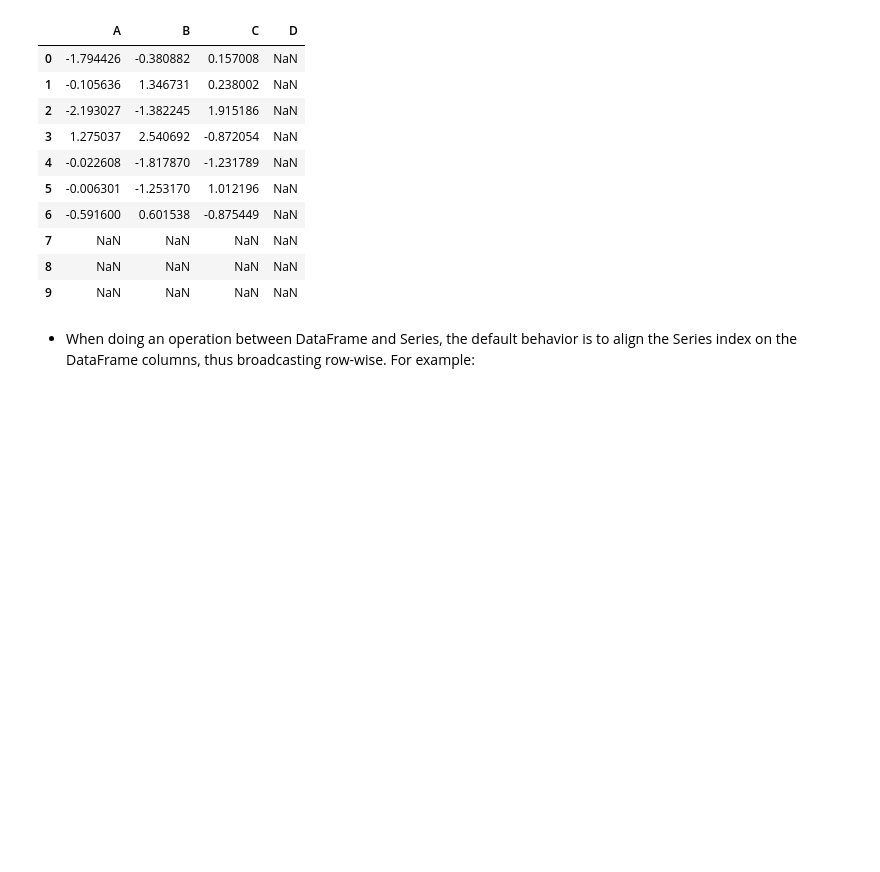
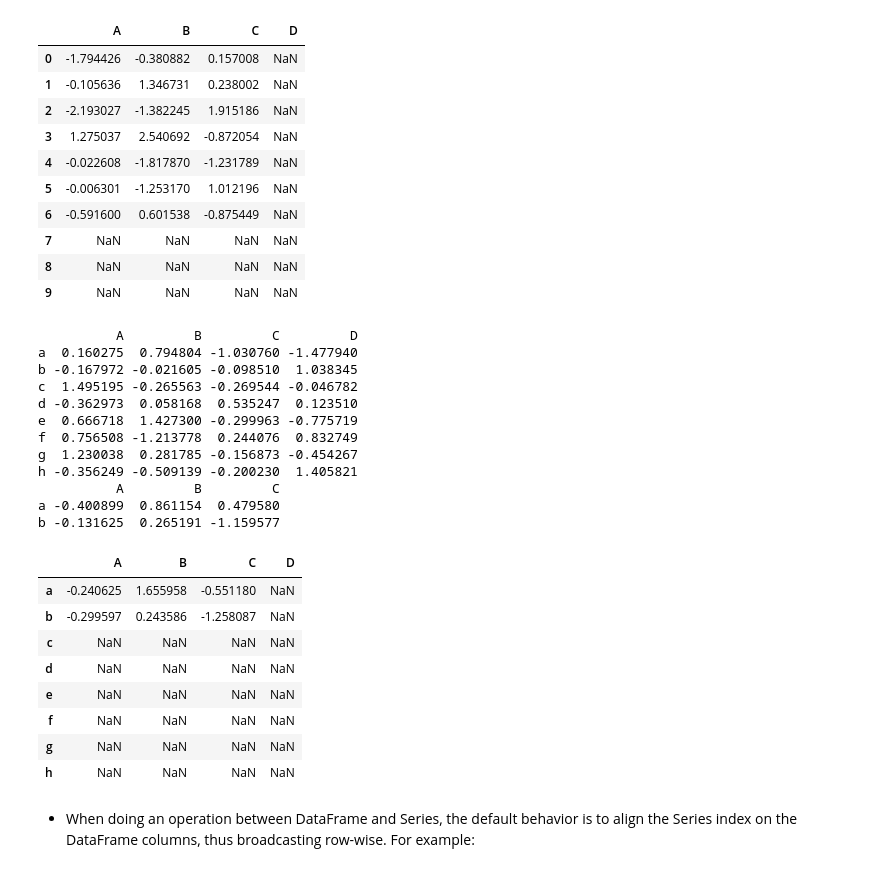
Before and after one commit to ChristianSantos2671/Week1-Intro-to-Python, a Jupyter notebook: Introduction_to_Python.ipynb, the cells around one changed output. Cells and saved outputs as stored; diff of their text form; code cells hidden in the pictures; blank space fills up the shorter version.

Commit message:
Made all examples

```diff
--- a/Introduction_to_Python.ipynb
+++ b/Introduction_to_Python.ipynb
@@ -1810,6 +1989,39 @@ df1+df2
 | 7 | NaN | NaN | NaN | NaN |
 | 8 | NaN | NaN | NaN | NaN |
 | 9 | NaN | NaN | NaN | NaN |
+# %%
+#example 67 - combining two matrices
+df1 = pd.DataFrame(np.random.randn(8, 4),
+index = ['a','b','c','d','e','f','g','h'], columns = ['A', 'B', 'C', 'D'])
+print(df1)
+
+df2 = pd.DataFrame(np.random.randn(2, 3),
+index = ['a','b'], columns = ['A', 'B', 'C'])
+print(df2)
+
+df1 + df2
+# %% [output]
+          A         B         C         D
+a  0.160275  0.794804 -1.030760 -1.477940
+b -0.167972 -0.021605 -0.098510  1.038345
+c  1.495195 -0.265563 -0.269544 -0.046782
+d -0.362973  0.058168  0.535247  0.123510
+e  0.666718  1.427300 -0.299963 -0.775719
+f  0.756508 -1.213778  0.244076  0.832749
+g  1.230038  0.281785 -0.156873 -0.454267
+h -0.356249 -0.509139 -0.200230  1.405821
+          A         B         C
+a -0.400899  0.861154  0.479580
+b -0.131625  0.265191 -1.159577
+|  | A | B | C | D |
+| a | -0.240625 | 1.655958 | -0.551180 | NaN |
+| b | -0.299597 | 0.243586 | -1.258087 | NaN |
+| c | NaN | NaN | NaN | NaN |
+| d | NaN | NaN | NaN | NaN |
+| e | NaN | NaN | NaN | NaN |
+| f | NaN | NaN | NaN | NaN |
+| g | NaN | NaN | NaN | NaN |
+| h | NaN | NaN | NaN | NaN |
 # %% [markdown]
 - When doing an operation between DataFrame and Series, the default behavior is to align the Series index on the DataFrame columns, thus broadcasting row-wise. For example:
 # %%
```
Also changed, not shown: parts of 35 cells of this notebook.
